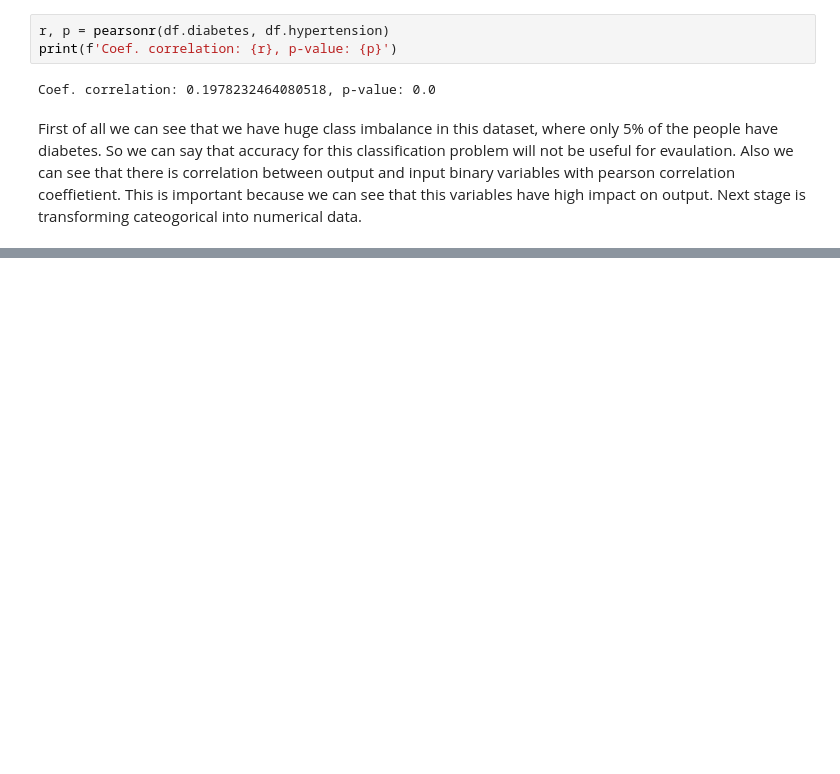
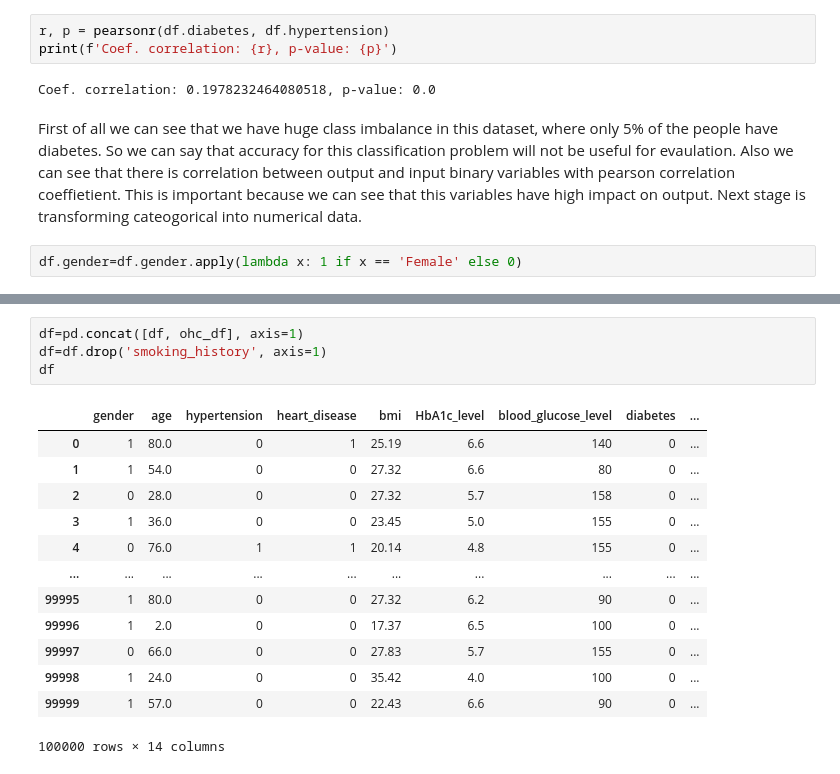
Before and after one commit to NemanjaGojkovic/Diabetes_Prediction, a Jupyter notebook: diabetes_prediction.ipynb, the cells around one changed output, grey strips where cells are left out. Cells and saved outputs as stored; diff of their text form; blank space fills up the shorter version.

```diff
--- a/diabetes_prediction.ipynb
+++ b/diabetes_prediction.ipynb
@@ -181,3 +186,5 @@ Coef. correlation: 0.1978232464080518, p-value: 0.0
 # %% [markdown]
 First of all we can see that we have huge class imbalance in this dataset, where only 5% of the people have diabetes. So we can say that accuracy for this classification problem will not be useful for evaulation. Also we can see that there is correlation between output and input binary variables with pearson correlation coeffietient. This is important because we can see that this variables have high impact on output.
 Next stage is transforming cateogorical into numerical data.
+# %%
+df.gender=df.gender.apply(lambda x: 1 if x == 'Female' else 0)
@@ -183,0 +213,18 @@ Next stage is transforming cateogorical into numerical data.
+# %%
+df=pd.concat([df, ohc_df], axis=1)
+df=df.drop('smoking_history', axis=1)
+df
+# %% [output]
+|  | gender | age | hypertension | heart_disease | bmi | HbA1c_level | blood_glucose_level | diabetes | ... |
+| 0 | 1 | 80.0 | 0 | 1 | 25.19 | 6.6 | 140 | 0 | ... |
+| 1 | 1 | 54.0 | 0 | 0 | 27.32 | 6.6 | 80 | 0 | ... |
+| 2 | 0 | 28.0 | 0 | 0 | 27.32 | 5.7 | 158 | 0 | ... |
+| 3 | 1 | 36.0 | 0 | 0 | 23.45 | 5.0 | 155 | 0 | ... |
+| 4 | 0 | 76.0 | 1 | 1 | 20.14 | 4.8 | 155 | 0 | ... |
+| ... | ... | ... | ... | ... | ... | ... | ... | ... | ... |
+| 99995 | 1 | 80.0 | 0 | 0 | 27.32 | 6.2 | 90 | 0 | ... |
+| 99996 | 1 | 2.0 | 0 | 0 | 17.37 | 6.5 | 100 | 0 | ... |
+| 99997 | 0 | 66.0 | 0 | 0 | 27.83 | 5.7 | 155 | 0 | ... |
+| 99998 | 1 | 24.0 | 0 | 0 | 35.42 | 4.0 | 100 | 0 | ... |
+| 99999 | 1 | 57.0 | 0 | 0 | 22.43 | 6.6 | 90 | 0 | ... |
+100000 rows × 14 columns
```
Also changed, not shown: parts of 14 cells of this notebook.
